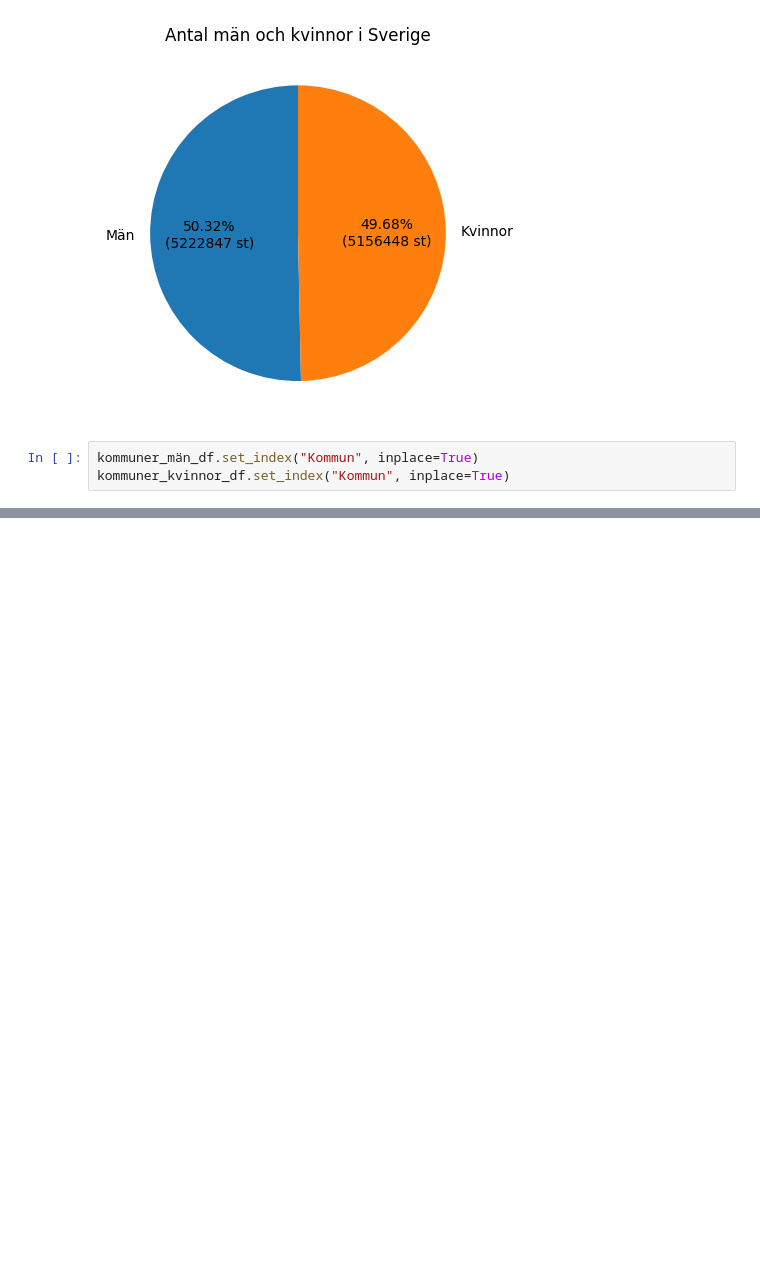
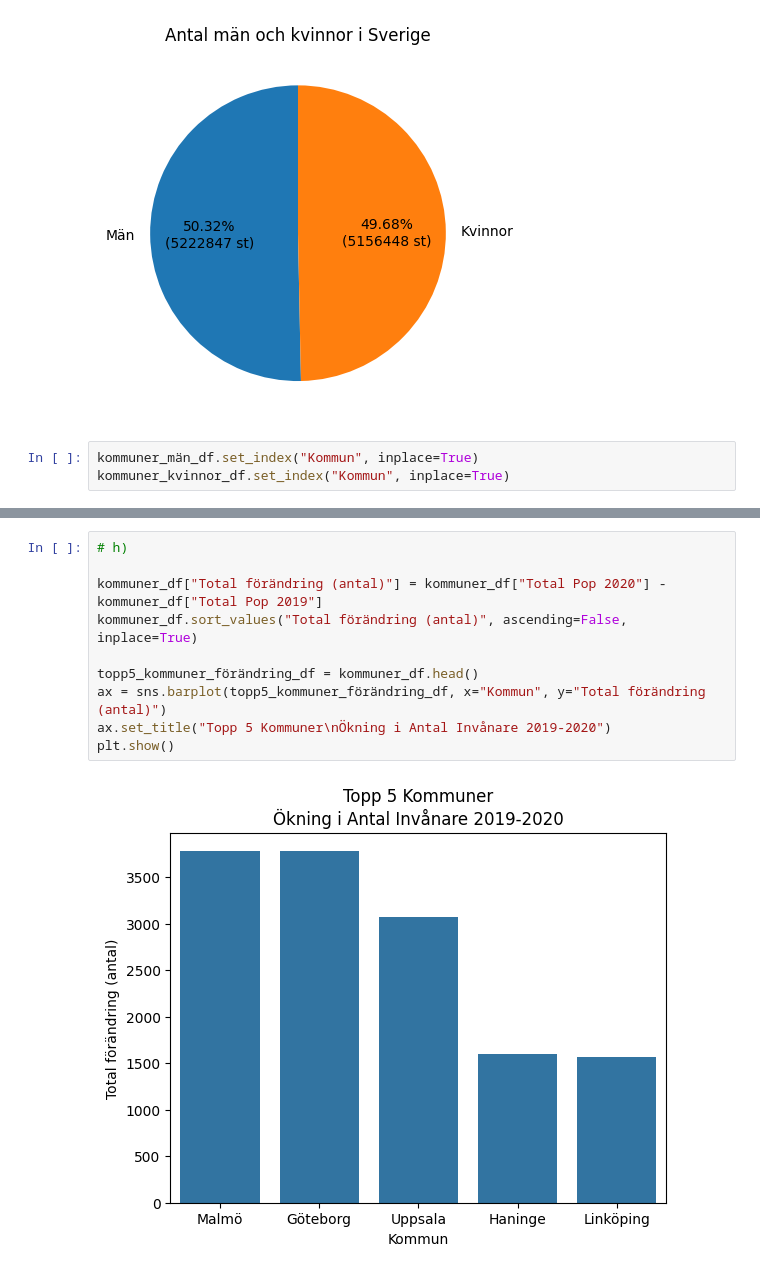
Before and after one commit to SVMino53/aiM24_Databehandling, a Jupyter notebook: Vecka 1/E1_pandas_basic_syntax.ipynb, the cells around one changed output, grey strips where cells are left out. Cells and saved outputs as stored; diff of their text form; blank space fills up the shorter version.

```diff
--- a/Vecka 1/E1_pandas_basic_syntax.ipynb
+++ b/Vecka 1/E1_pandas_basic_syntax.ipynb
@@ -671,0 +697,12 @@ plt.show()
+# %%
+# h)
+
+kommuner_df["Total förändring (antal)"] = kommuner_df["Total Pop 2020"] - kommuner_df["Total Pop 2019"]
+kommuner_df.sort_values("Total förändring (antal)", ascending=False, inplace=True)
+
+topp5_kommuner_förändring_df = kommuner_df.head()
+ax = sns.barplot(topp5_kommuner_förändring_df, x="Kommun", y="Total förändring (antal)")
+ax.set_title("Topp 5 Kommuner\nÖkning i Antal Invånare 2019-2020")
+plt.show()
+# %% [output]
+[figure, added]
```
Also changed, not shown: parts of 5 cells of this notebook, 1 other file.
